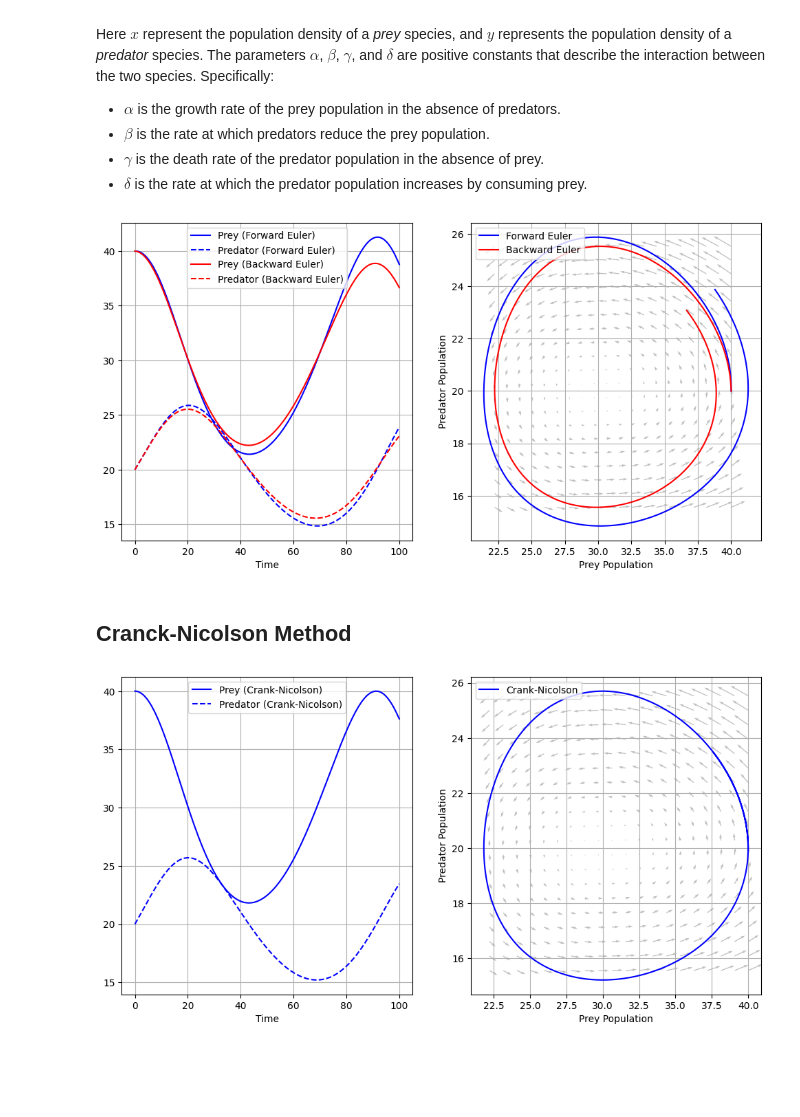
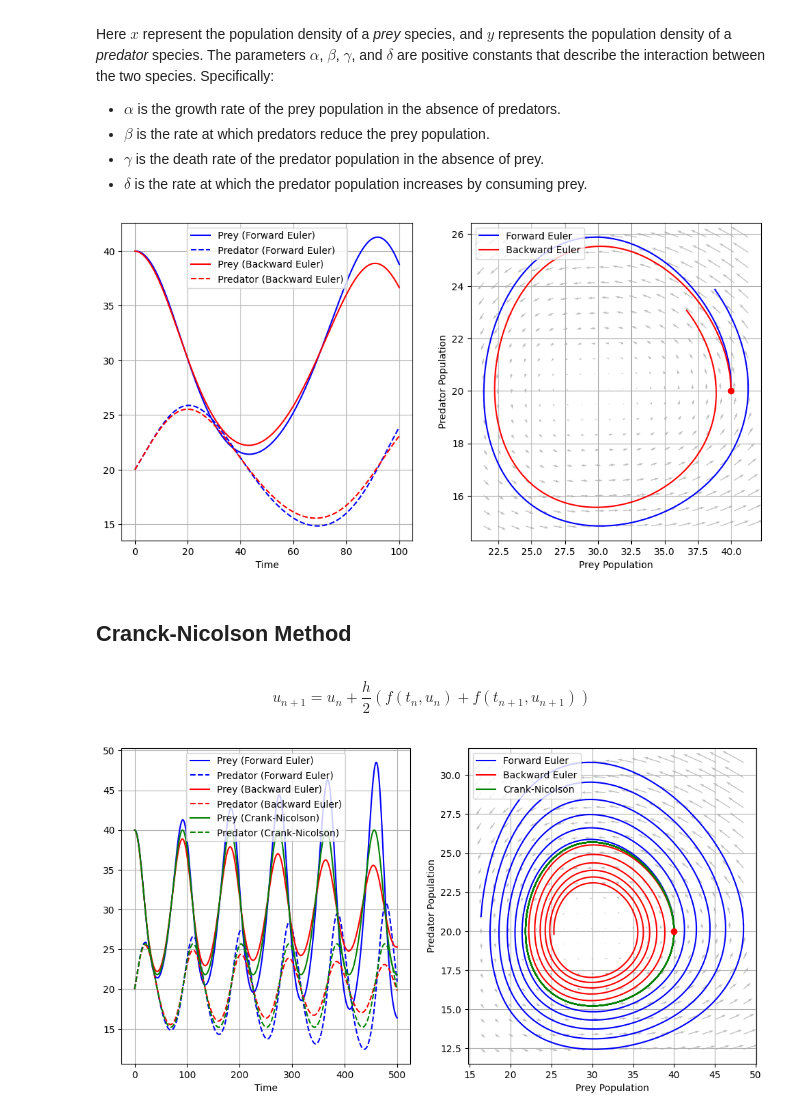
Before and after one commit to arielsboiardi/numerical_analysis_2024-2025, a Jupyter notebook: material/AB-Lab_ODEs.ipynb, the cells around one changed output. Cells and saved outputs as stored; diff of their text form; code cells hidden in the pictures; blank space fills up the shorter version.

```diff
--- a/material/AB-Lab_ODEs.ipynb
+++ b/material/AB-Lab_ODEs.ipynb
@@ -235,0 +276,19 @@ The parameters $\alpha$, $\beta$, $\gamma$, and $\delta$ are positive constants
+# %%
+def fe_system(f, y0, t0, tf, h):
+	"""
+	Implement Forward Euler for a 2D system
+	f: f(t,y) function that defines the ODE
+	y0: initial condition
+	t0: initial time
+	tf: final time
+	h: time step
+	"""
+
+	timesteps = np.arange(t0, tf + h, h)
+	sol = np.zeros((len(timesteps), len(y0)))
+	sol[0] = y0
+
+	for i in range(1, len(sol)):
+		sol[i] = sol[i-1] + h * f(timesteps[i-1], sol[i-1])
+
+	return sol, timesteps
@@ -266,18 +347,23 @@ axs[0].legend()
 axs[0].grid()
 
 # Plot phase space
-X, Y = np.meshgrid(np.linspace(min(y_be[:,0]), max(y_be[:,0]), 20), np.linspace(min(y_be[:,1]), max(y_be[:,1]), 20))
+X, Y = np.meshgrid(np.linspace(min(y_fe[:,0]), max(y_fe[:,0]), 20), np.linspace(min(y_fe[:,1]), max(y_fe[:,1]), 20))
 U = alpha * X - beta * X * Y
 V = delta * X * Y - gamma * Y
 axs[1].quiver(X, Y, U, V, color='gray', alpha=0.5)
 axs[1].plot(y_fe[:,0], y_fe[:,1], label='Forward Euler', color='blue')
 axs[1].plot(y_be[:,0], y_be[:,1], label='Backward Euler', color='red')
+axs[1].plot(y0[0],y0[1],"ro")
 axs[1].set_xlabel('Prey Population')
 axs[1].set_ylabel('Predator Population')
 axs[1].legend(loc='upper left')
 axs[1].grid()
 plt.show()
 # %% [output]
-[figure, old version]
+[figure, new version]
 # %% [markdown]
 ## Cranck-Nicolson Method
+# %% [markdown]
+$$
+u_{n+1} = u_n + \frac{h}{2} \left(f(t_n,u_n) + f(t_{n+1},u_{n+1})\right)
+$$
@@ -286,38 +394,52 @@ plt.show()
 # Initial conditions
 y0 = np.array([40, 20])
 t0 = 0
-tf = 100
+tf = 500
 dt = 0.5
 
 # Parameters
 alpha = 0.08
 beta = 0.004
 gamma = 0.06
 delta = 0.002
 
+# Solve the ODE using the forward Euler method
+y_fe, t_fe = fe_system(F_Lotka_Volterra, y0, t0, tf, dt)
+
+# Solve the ODE using the backward Euler method
+y_be, t_be = be_system(F_Lotka_Volterra, y0, t0, tf, dt)
+
 # Solve the ODE using the Crank-Nicolson method
 y_cn, t_cn = cn_system(F_Lotka_Volterra, y0, t0, tf, dt)
+
 
 # Plot the solution
 fig, axs = plt.subplots(1, 2, figsize=(12, 6))
 
 # Plot components
-axs[0].plot(t_cn, y_cn[:,0], label='Prey (Crank-Nicolson)', color='blue')
-axs[0].plot(t_cn, y_cn[:,1], label='Predator (Crank-Nicolson)',color='blue',linestyle='--')
+axs[0].plot(t_fe, y_fe[:,0], label='Prey (Forward Euler)', color='blue')
+axs[0].plot(t_fe, y_fe[:,1], label='Predator (Forward Euler)', color='blue', linestyle='--')
+axs[0].plot(t_be, y_be[:,0], label='Prey (Backward Euler)', color='red')
+axs[0].plot(t_be, y_be[:,1], label='Predator (Backward Euler)', color='red', linestyle='--')
+axs[0].plot(t_cn, y_cn[:,0], label='Prey (Crank-Nicolson)', color='green')
+axs[0].plot(t_cn, y_cn[:,1], label='Predator (Crank-Nicolson)', color='green', linestyle='--')
 axs[0].set_xlabel('Time')
 axs[0].legend()
 axs[0].grid()
 
 # Plot phase space
-X, Y = np.meshgrid(np.linspace(min(y_be[:,0]), max(y_be[:,0]), 20), np.linspace(min(y_be[:,1]), max(y_be[:,1]), 20))
+X, Y = np.meshgrid(np.linspace(min(y_fe[:,0]), max(y_fe[:,0]), 20), np.linspace(min(y_fe[:,1]), max(y_fe[:,1]), 20))
 U = alpha * X - beta * X * Y
 V = delta * X * Y - gamma * Y
 axs[1].quiver(X, Y, U, V, color='gray', alpha=0.5)
-axs[1].plot(y_cn[:,0], y_cn[:,1], label='Crank-Nicolson', color='blue')
+axs[1].plot(y_fe[:,0], y_fe[:,1], label='Forward Euler', color='blue')
+axs[1].plot(y_be[:,0], y_be[:,1], label='Backward Euler', color='red')
+axs[1].plot(y_cn[:,0], y_cn[:,1], label='Crank-Nicolson', color='green')
+axs[1].plot(y0[0],y0[1],"ro")
 axs[1].set_xlabel('Prey Population')
 axs[1].set_ylabel('Predator Population')
 axs[1].legend(loc='upper left')
 axs[1].grid()
 plt.show()
 # %% [output]
-[figure, old version]
+[figure, new version]
```
Also changed, not shown: parts of 7 cells of this notebook.
